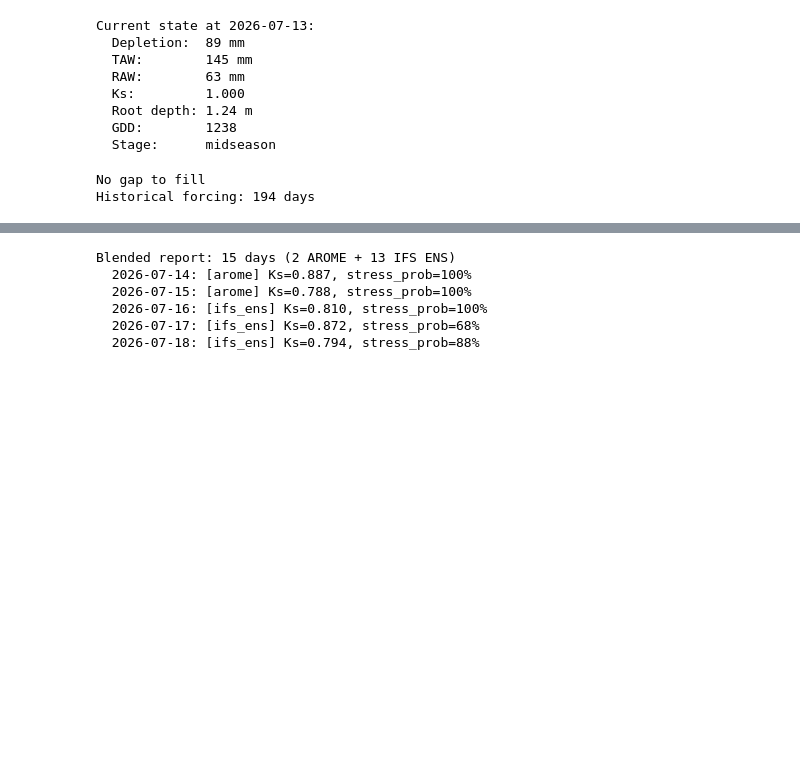
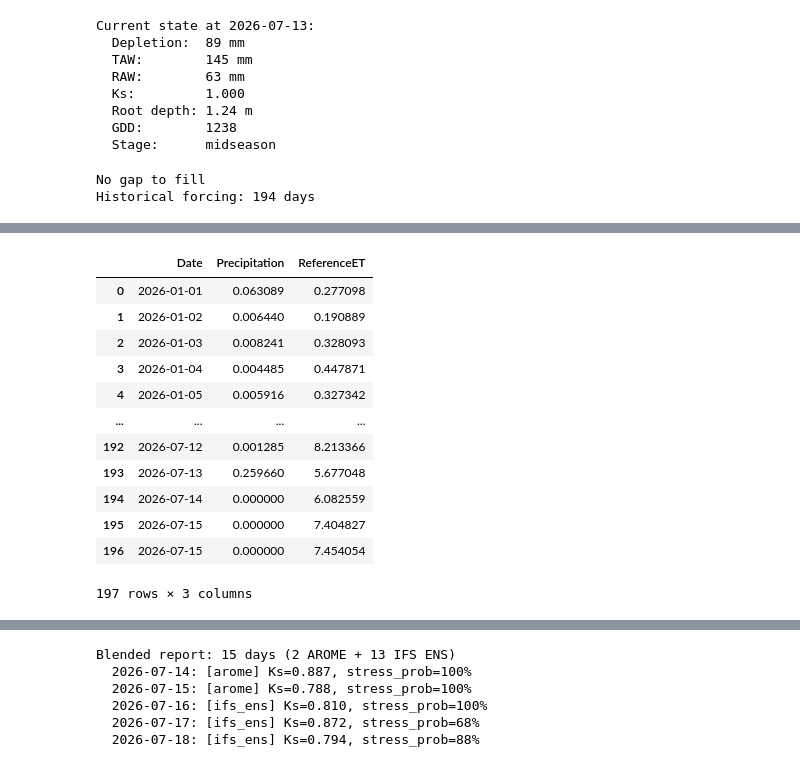
Before and after one commit to Catmosphere314/IrriGator, a Jupyter notebook: notebook/WW_July_14_forecast.ipynb, the cells around one changed output, grey strips where cells are left out. Saved outputs shown, nothing was run; the diff lists cells and outputs as text; code cells hidden in the pictures; blank space fills up the shorter version.

```diff
--- a/notebook/WW_July_14_forecast.ipynb
+++ b/notebook/WW_July_14_forecast.ipynb
@@ -538,3 +523,19 @@ AROME last 3 days Ks: [1.         1.         0.88665925]
+# %%
+arome_run.weather_daily
+# %% [output]
+|  | Date | Precipitation | ReferenceET |
+| 0 | 2026-01-01 | 0.063089 | 0.277098 |
+| 1 | 2026-01-02 | 0.006440 | 0.190889 |
+| 2 | 2026-01-03 | 0.008241 | 0.328093 |
+| 3 | 2026-01-04 | 0.004485 | 0.447871 |
+| 4 | 2026-01-05 | 0.005916 | 0.327342 |
+| ... | ... | ... | ... |
+| 192 | 2026-07-12 | 0.001285 | 8.213366 |
+| 193 | 2026-07-13 | 0.259660 | 5.677048 |
+| 194 | 2026-07-14 | 0.000000 | 6.082559 |
+| 195 | 2026-07-15 | 0.000000 | 7.404827 |
+| 196 | 2026-07-15 | 0.000000 | 7.454054 |
+197 rows × 3 columns
 # %%
 # --- Cell: IFS ENS ensemble ---
 
```
Also changed, not shown: parts of 16 cells of this notebook, 1 other file.
